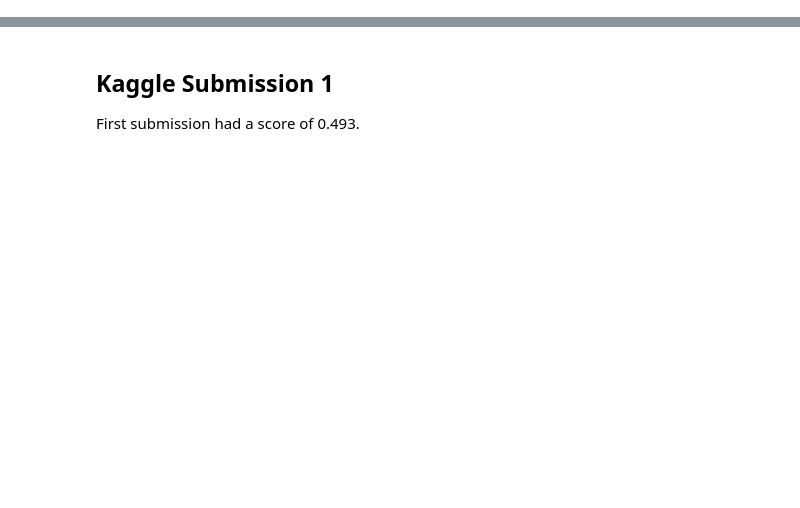
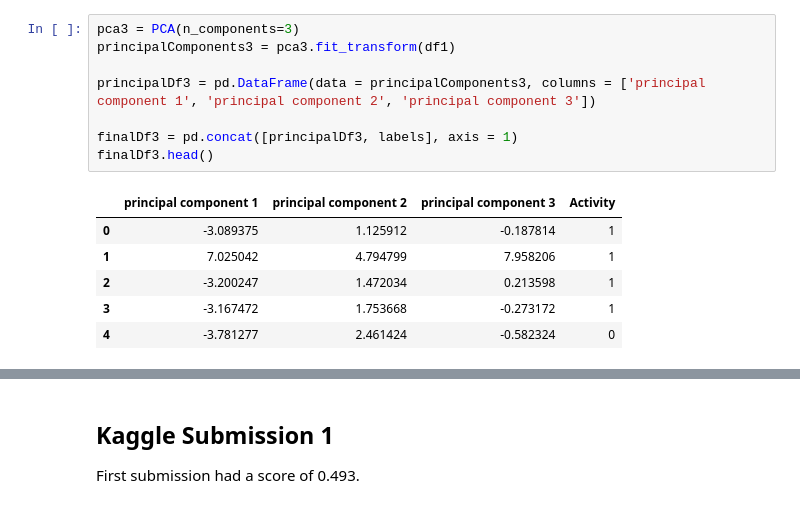
Before and after one commit to snk5040/UNL_Machine_Learning_Project, a Jupyter notebook: EDA.ipynb, the cells around one changed output, grey strips where cells are left out. Drawn from its saved outputs; the diff is of its cells as text; blank space fills up the shorter version.

```diff
--- a/EDA.ipynb
+++ b/EDA.ipynb
@@ -42,0 +84,15 @@ submission.to_csv('submission.csv',index = False)
+# %%
+pca3 = PCA(n_components=3)
+principalComponents3 = pca3.fit_transform(df1)
+
+principalDf3 = pd.DataFrame(data = principalComponents3, columns = ['principal component 1', 'principal component 2', 'principal component 3'])
+
+finalDf3 = pd.concat([principalDf3, labels], axis = 1)
+finalDf3.head()
+# %% [output]
+|  | principal component 1 | principal component 2 | principal component 3 | Activity |
+| 0 | -3.089375 | 1.125912 | -0.187814 | 1 |
+| 1 | 7.025042 | 4.794799 | 7.958206 | 1 |
+| 2 | -3.200247 | 1.472034 | 0.213598 | 1 |
+| 3 | -3.167472 | 1.753668 | -0.273172 | 1 |
+| 4 | -3.781277 | 2.461424 | -0.582324 | 0 |
```
Also changed, not shown: parts of 10 cells of this notebook, 7 other files.
